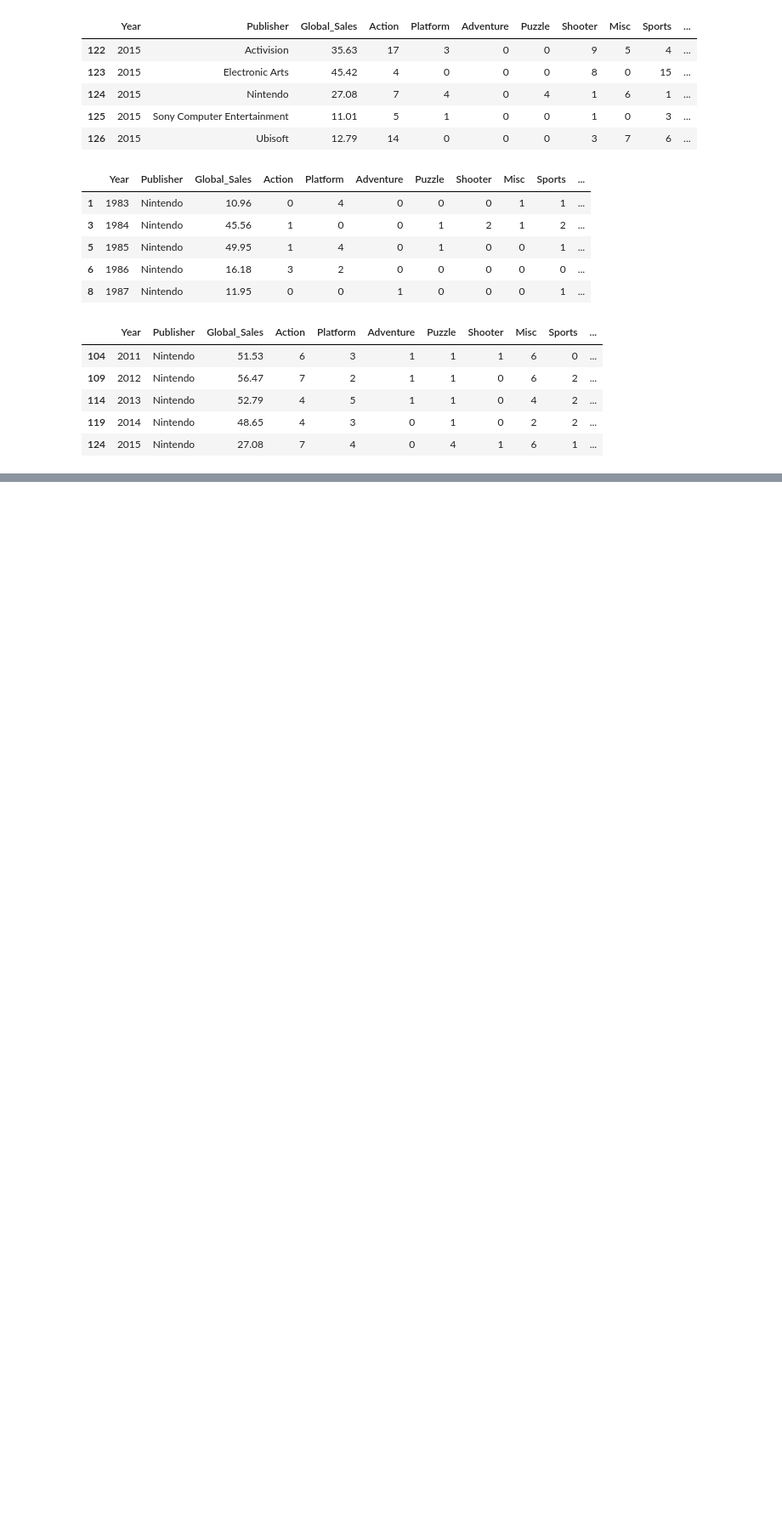
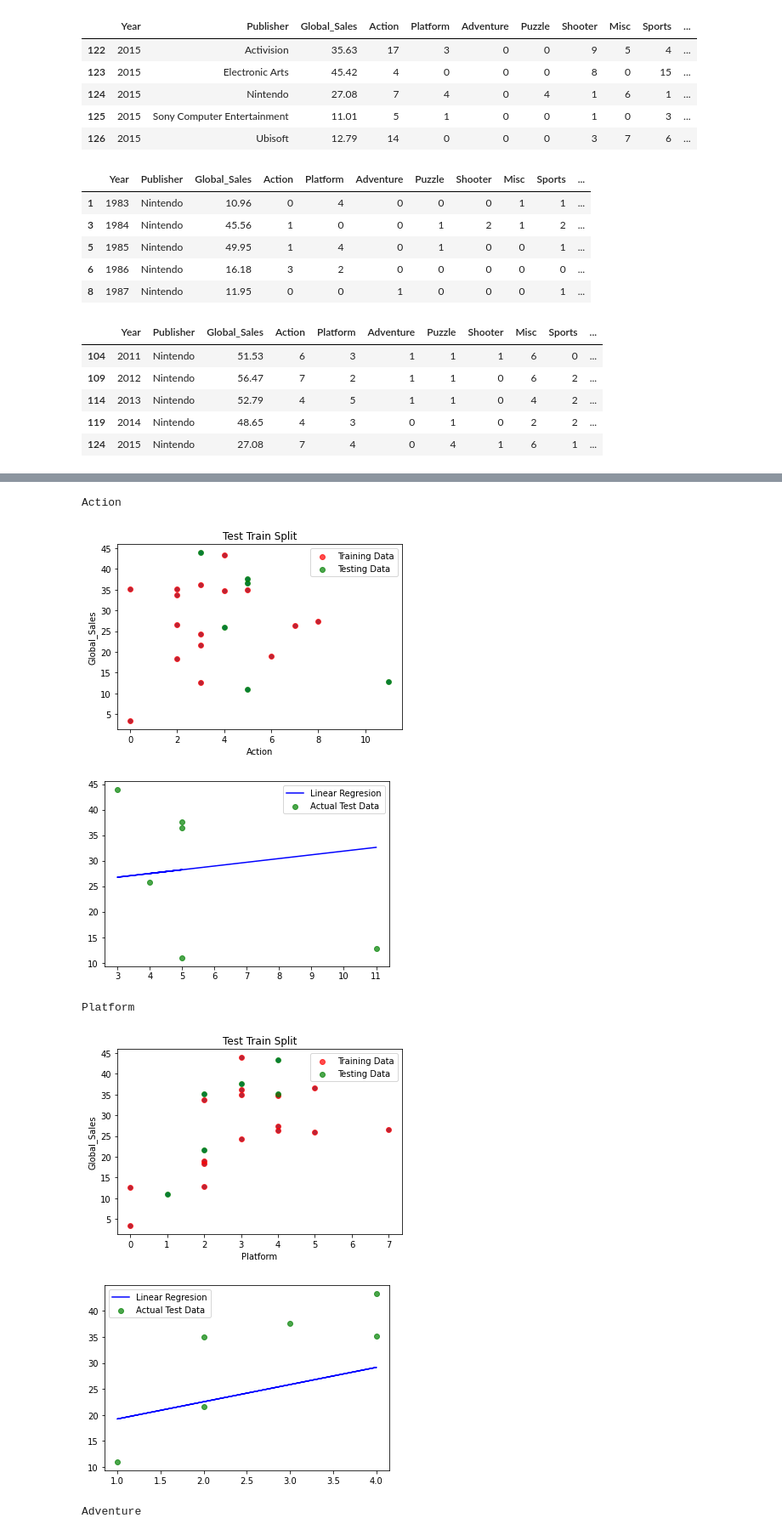
Before and after one commit to bcalvario/PruebaMachineLearning, a Jupyter notebook: Ejercicio1.ipynb, the cells around one changed output, grey strips where cells are left out. Shown at 85% size. Drawn from its saved outputs; the diff is of its cells as text; code cells hidden in the pictures; blank space fills up the shorter version.

```diff
--- a/Ejercicio1.ipynb
+++ b/Ejercicio1.ipynb
@@ -190,0 +172,3 @@ linear_regression(subdf, 'Strategy', 'Global_Sales')
+# %%
+subdf4 = df[df['Publisher'].str.contains('Sony Computer Entertainment')]
+subdf4.head()
@@ -190,0 +191,11 @@ linear_regression(subdf, 'Strategy', 'Global_Sales')
+# %%
+
+linear_regression_dataset(df = subdf4, target_variable = 'Global_Sales',columns_names = columns_names)
+# %% [output]
+Action
+[figure, added]
+[figure, added]
+Platform
+[figure, added]
+[figure, added]
+Adventure
```
Also changed, not shown: parts of 42 cells of this notebook.
